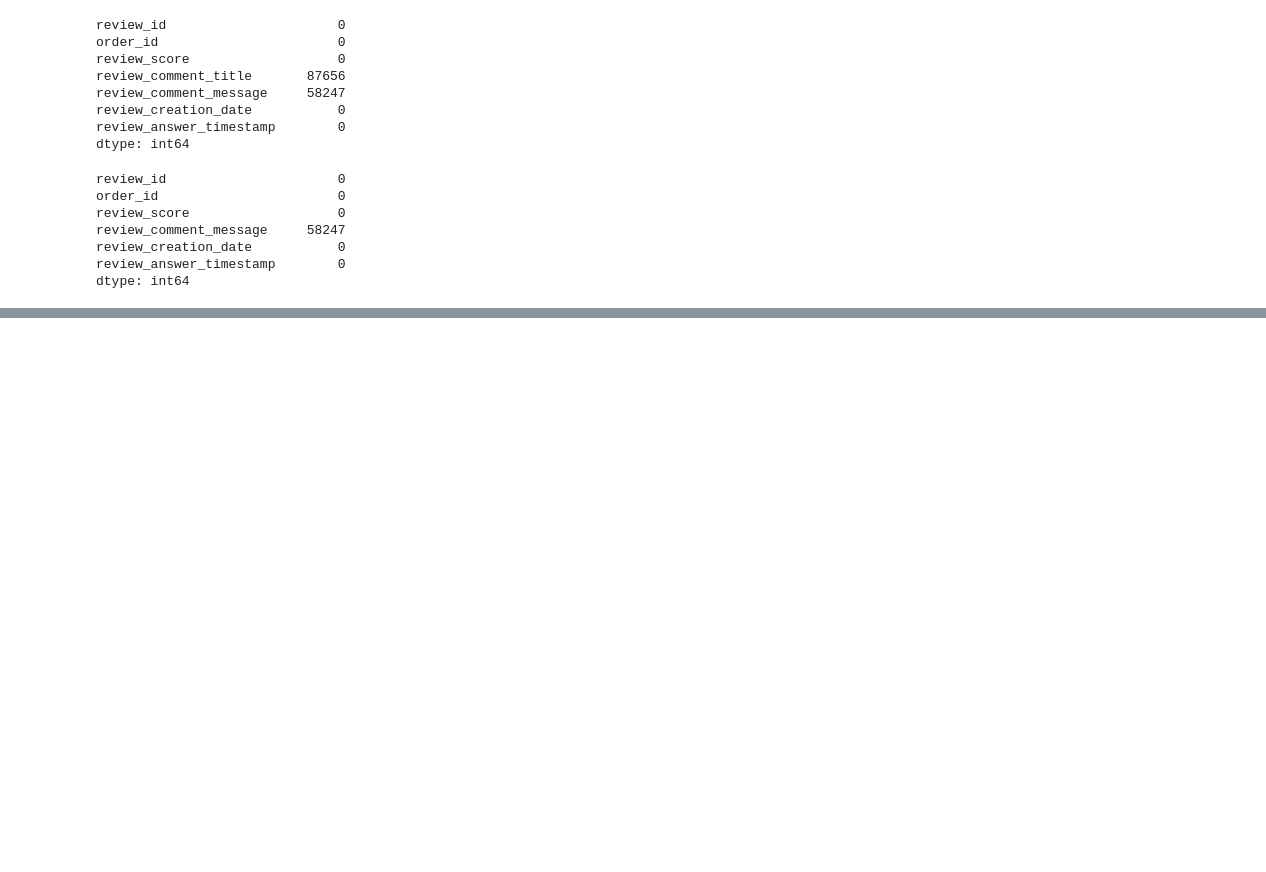
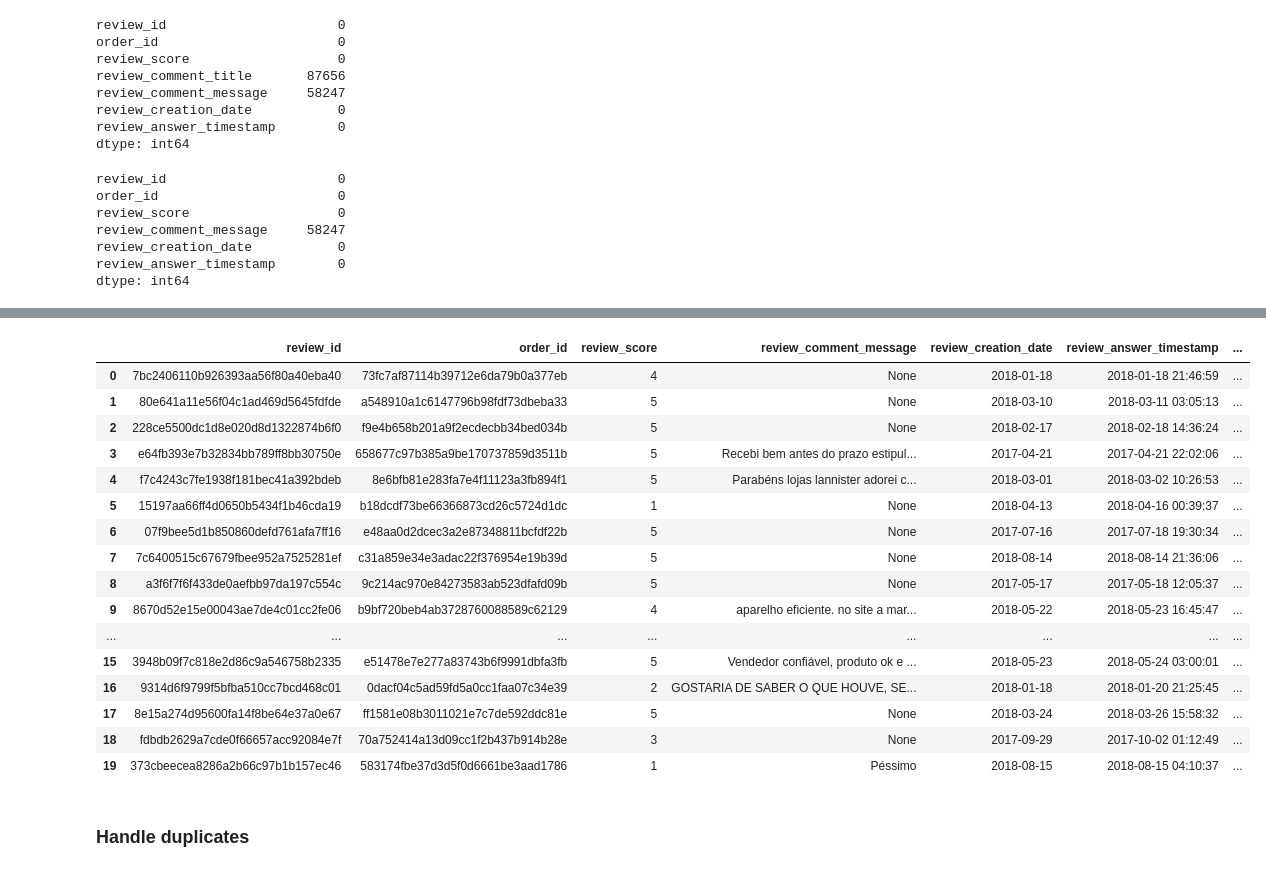
Before and after one commit to shanusaras/Customer_Churn_Prediction_and_Retention_Dashboard, a Jupyter notebook: notebooks/01_data_cleaning.ipynb, the cells around one changed output, grey strips where cells are left out. Saved outputs shown, nothing was run; the diff lists cells and outputs as text; code cells hidden in the pictures; blank space fills up the shorter version.

Commit message:
handling null values, standardizing the datatypes, cleaning text data is completed

```diff
--- a/notebooks/01_data_cleaning.ipynb
+++ b/notebooks/01_data_cleaning.ipynb
@@ -940,0 +1080,8 @@ dtype: int64
+# %%
+# Apply the standardization
+standardized_datasets = standardize_dtypes(datasets)
+
+# Verify the changes
+for name, df in standardized_datasets.items():
+    print(f"\n{name} - Data Types:")
+    print(df.dtypes)
@@ -940,0 +1174,45 @@ dtype: int64
+# %%
+def clean_text_for_churn(datasets_dict):
+    """Only clean text that needs cleaning (reviews)"""
+    # Clean review comments (only text that needs processing)
+
+    if 'Order Reviews' in datasets_dict: # first search the name in dict
+        reviews = datasets_dict['Order Reviews'] # storing that dataset separately
+        if 'review_comment_message' in reviews.columns: # fetching only the required column
+            reviews['review_comment_clean'] = (
+                reviews['review_comment_message']
+                .fillna('')
+                .astype(str)
+                .str.lower()
+                .str.normalize('NFKD')
+                .str.replace(r'[^\w\s]', ' ', regex=True)
+                .str.replace(r'\s+', ' ', regex=True)
+                .str.strip()
+            )
+
+    return datasets_dict
+# %%
+# Apply only necessary cleaning
+datasets_cleaned = clean_text_for_churn(standardized_datasets)
+# %%
+datasets_cleaned['Order Reviews'].head(20) # thus verified but needed sentiment analysis later to use it for churn prediction
+# %% [output]
+|  | review_id | order_id | review_score | review_comment_message | review_creation_date | review_answer_timestamp | ... |
+| 0 | 7bc2406110b926393aa56f80a40eba40 | 73fc7af87114b39712e6da79b0a377eb | 4 | None | 2018-01-18 | 2018-01-18 21:46:59 | ... |
+| 1 | 80e641a11e56f04c1ad469d5645fdfde | a548910a1c6147796b98fdf73dbeba33 | 5 | None | 2018-03-10 | 2018-03-11 03:05:13 | ... |
+| 2 | 228ce5500dc1d8e020d8d1322874b6f0 | f9e4b658b201a9f2ecdecbb34bed034b | 5 | None | 2018-02-17 | 2018-02-18 14:36:24 | ... |
+| 3 | e64fb393e7b32834bb789ff8bb30750e | 658677c97b385a9be170737859d3511b | 5 | Recebi bem antes do prazo estipul... | 2017-04-21 | 2017-04-21 22:02:06 | ... |
+| 4 | f7c4243c7fe1938f181bec41a392bdeb | 8e6bfb81e283fa7e4f11123a3fb894f1 | 5 | Parabéns lojas lannister adorei c... | 2018-03-01 | 2018-03-02 10:26:53 | ... |
+| 5 | 15197aa66ff4d0650b5434f1b46cda19 | b18dcdf73be66366873cd26c5724d1dc | 1 | None | 2018-04-13 | 2018-04-16 00:39:37 | ... |
+| 6 | 07f9bee5d1b850860defd761afa7ff16 | e48aa0d2dcec3a2e87348811bcfdf22b | 5 | None | 2017-07-16 | 2017-07-18 19:30:34 | ... |
+| 7 | 7c6400515c67679fbee952a7525281ef | c31a859e34e3adac22f376954e19b39d | 5 | None | 2018-08-14 | 2018-08-14 21:36:06 | ... |
+| 8 | a3f6f7f6f433de0aefbb97da197c554c | 9c214ac970e84273583ab523dfafd09b | 5 | None | 2017-05-17 | 2017-05-18 12:05:37 | ... |
+| 9 | 8670d52e15e00043ae7de4c01cc2fe06 | b9bf720beb4ab3728760088589c62129 | 4 | aparelho eficiente. no site a mar... | 2018-05-22 | 2018-05-23 16:45:47 | ... |
+| ... | ... | ... | ... | ... | ... | ... | ... |
+| 15 | 3948b09f7c818e2d86c9a546758b2335 | e51478e7e277a83743b6f9991dbfa3fb | 5 | Vendedor confiável, produto ok e ... | 2018-05-23 | 2018-05-24 03:00:01 | ... |
+| 16 | 9314d6f9799f5bfba510cc7bcd468c01 | 0dacf04c5ad59fd5a0cc1faa07c34e39 | 2 | GOSTARIA DE SABER O QUE HOUVE, SE... | 2018-01-18 | 2018-01-20 21:25:45 | ... |
+| 17 | 8e15a274d95600fa14f8be64e37a0e67 | ff1581e08b3011021e7c7de592ddc81e | 5 | None | 2018-03-24 | 2018-03-26 15:58:32 | ... |
+| 18 | fdbdb2629a7cde0f66657acc92084e7f | 70a752414a13d09cc1f2b437b914b28e | 3 | None | 2017-09-29 | 2017-10-02 01:12:49 | ... |
+| 19 | 373cbeecea8286a2b66c97b1b157ec46 | 583174fbe37d3d5f0d6661be3aad1786 | 1 | Péssimo | 2018-08-15 | 2018-08-15 04:10:37 | ... |
+# %% [markdown]
+### Handle duplicates
```
Also changed, not shown: parts of 14 cells of this notebook.
